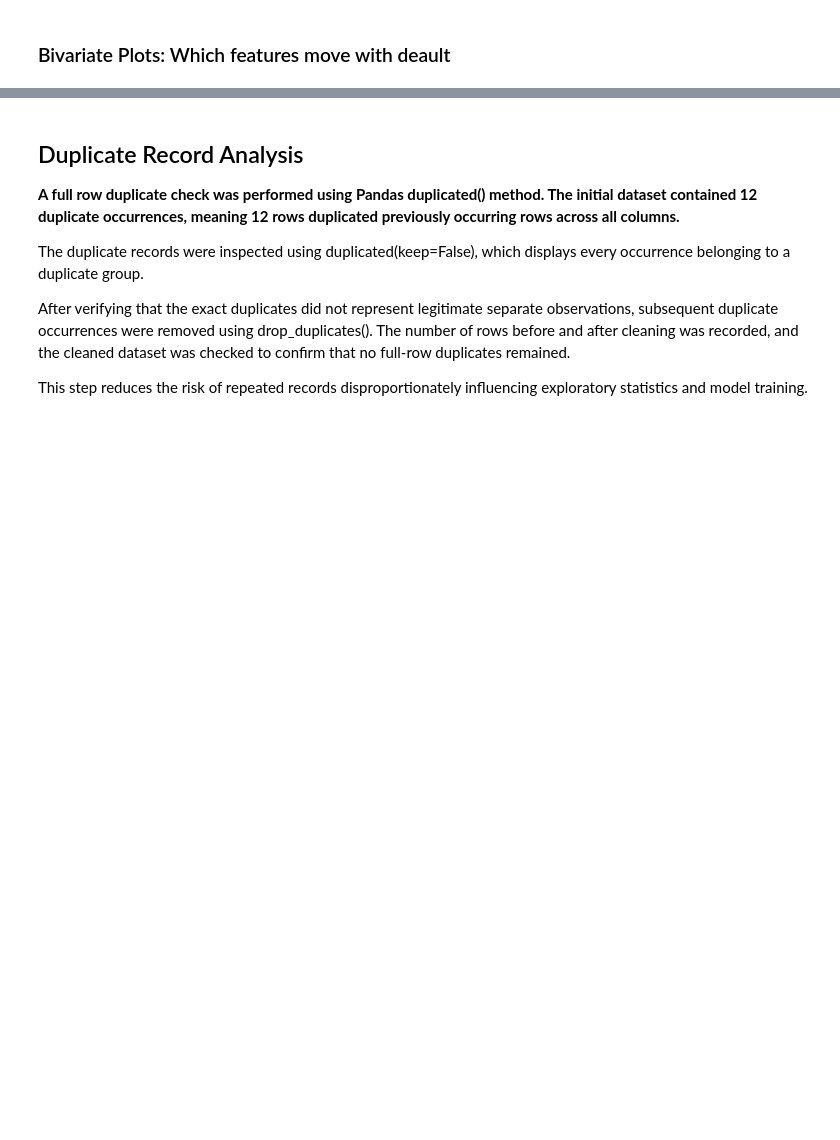
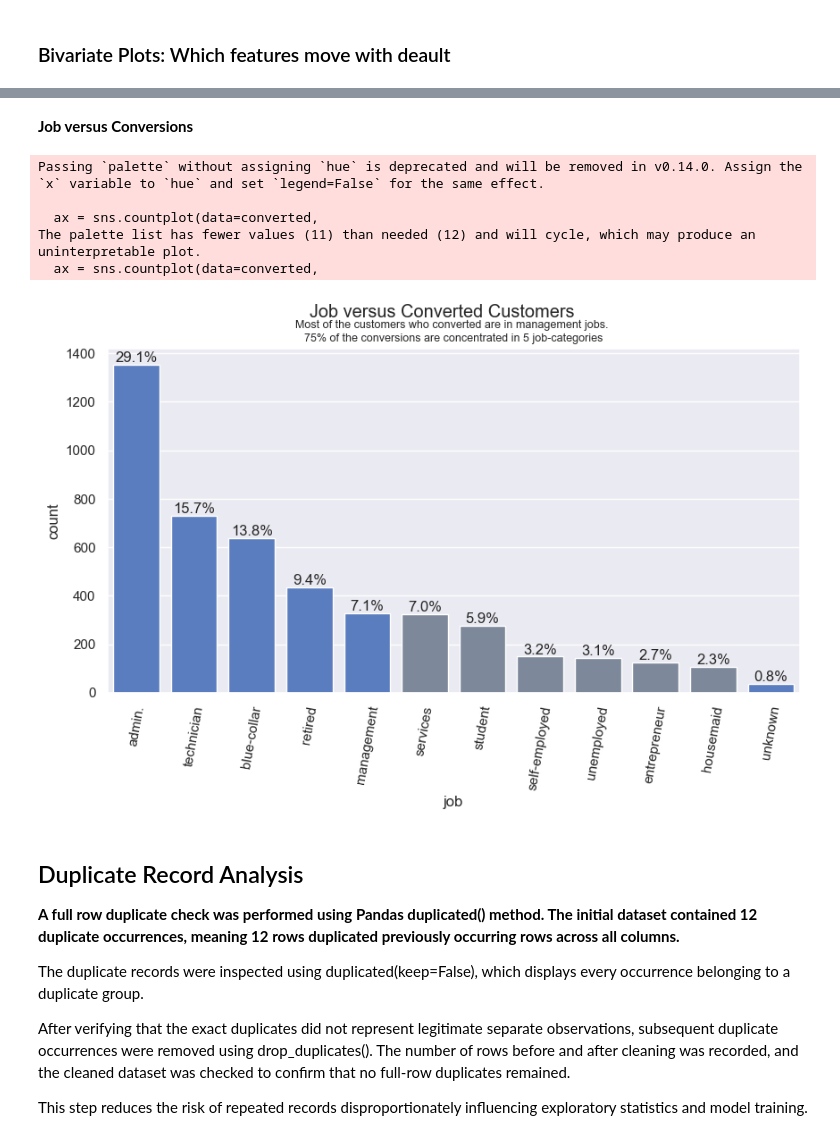
Before and after one commit to anoopungrd/sgh-advanced-analytics-big-data, a Jupyter notebook: semester-1/data-mining/project/code/Bank_Marketing_Notebook.ipynb, the cells around one changed output, grey strips where cells are left out. Saved outputs shown, nothing was run; the diff lists cells and outputs as text; code cells hidden in the pictures; blank space fills up the shorter version.

```diff
--- a/semester-1/data-mining/project/code/Bank_Marketing_Notebook.ipynb
+++ b/semester-1/data-mining/project/code/Bank_Marketing_Notebook.ipynb
@@ -316,3 +300,32 @@ plt.text(95, 1, f"Avg: {round(avg_converted,1)} \nMedian: {median_converted}",
+# %% [markdown]
+**Job versus Conversions**
+# %%
+# job versus Conversions == "YES"
+converted = df_csv.query('y == "yes"')
+plt.figure( figsize=(10,5))
+# order of the bars from highest to lowest
+order = df_csv.query('y == "yes"')['job'].value_counts().index
+# Plot and title
+ax = sns.countplot(data=converted,
+                   x='job',
+                   order=order,
+                   palette= 5*["#4978d0"] + 6*["#7886a0"])
+plt.suptitle('Job versus Converted Customers')
+plt.title('Most of the customers who converted are in management jobs. \n75% of the conversions are concentrated in 5 job-categories', size=9);
+# X label rotation
+plt.xticks(rotation=80);
+#add % on top of each bar
+for pct in ax.patches:
+    ax.annotate(f'{round(pct.get_height()/converted.shape[0]*100,1)}%',
+                (pct.get_x() + pct.get_width() / 2, pct.get_height()),
+                ha='center', va='bottom')
+# %% [output]
+Passing `palette` without assigning `hue` is deprecated and will be removed in v0.14.0. Assign the `x` variable to `hue` and set `legend=False` for the same effect.
+
+  ax = sns.countplot(data=converted,
+The palette list has fewer values (11) than needed (12) and will cycle, which may produce an uninterpretable plot.
+  ax = sns.countplot(data=converted,
+[figure, added]
 # %% [markdown]
 ## Duplicate Record Analysis
 
```
Also changed, not shown: parts of 21 cells of this notebook.
